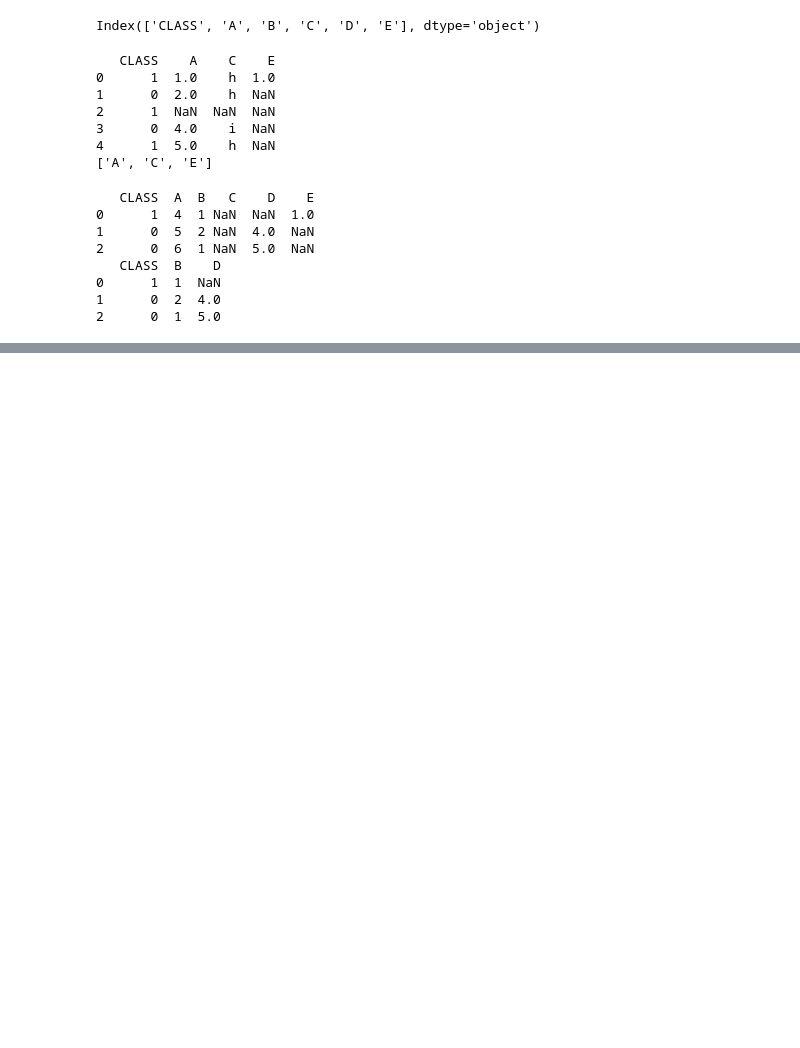
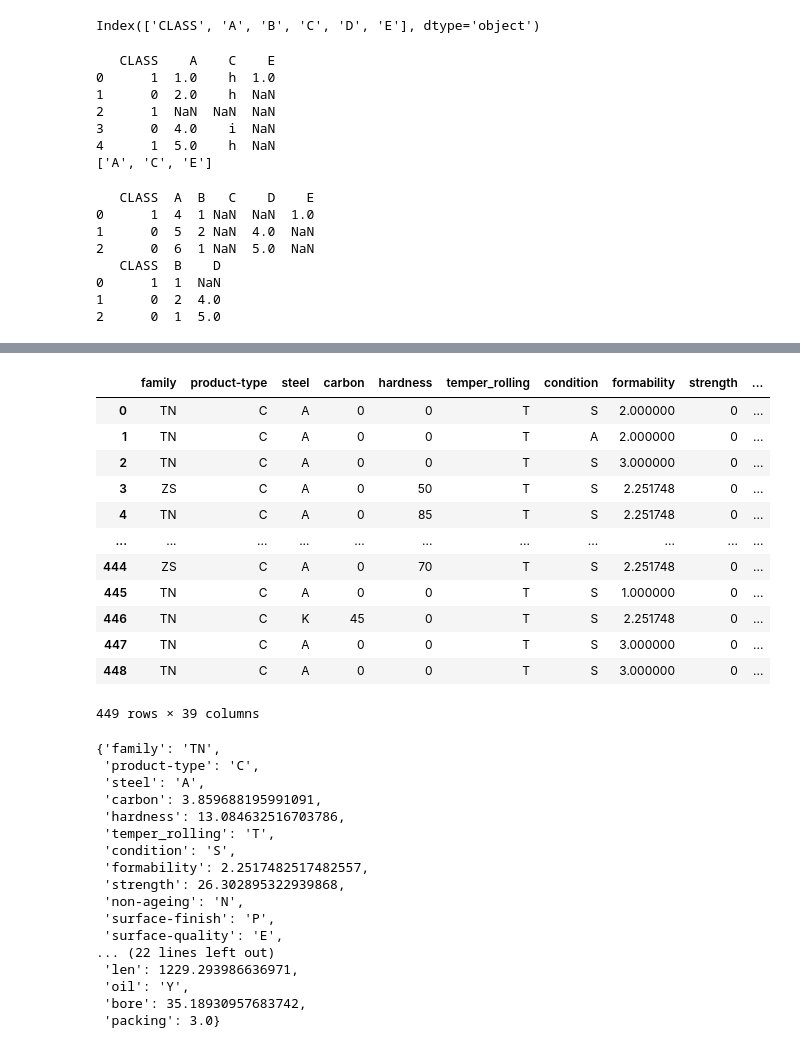
Before and after one commit to zzheng2020/ID2214-HT21-Programming-for-Data-Science, a Jupyter notebook: Assignment1/Assignment1-ZihengZhang.ipynb, the cells around one changed output, grey strips where cells are left out. Cells and saved outputs as stored; diff of their text form; code cells hidden in the pictures; blank space fills up the shorter version.

```diff
--- a/Assignment1/Assignment1-ZihengZhang.ipynb
+++ b/Assignment1/Assignment1-ZihengZhang.ipynb
@@ -247,12 +293,43 @@ def create_imputation(dataframe):
                 imputation[column] = my_df[column].mode()[0]
     return my_df, imputation
 # %%
-anneal_train_df = pd.read_csv("anneal_train.csv")
-anneal_test_df = pd.read_csv("anneal_test.csv")
+anneal_train_df = pd.read_csv("/Users/zhangziheng/OneDrive/KTH/ID2214 HT21 Programming for Data Science/Assignment1/anneal_train.csv")
+anneal_test_df = pd.read_csv("/Users/zhangziheng/OneDrive/KTH/ID2214 HT21 Programming for Data Science/Assignment1/anneal_test.csv")
 
 anneal_train_imp, imputation = create_imputation(anneal_train_df)
 display(anneal_train_imp)
 display(imputation)
+# %% [output]
+|  | family | product-type | steel | carbon | hardness | temper_rolling | condition | formability | strength | ... |
+| 0 | TN | C | A | 0 | 0 | T | S | 2.000000 | 0 | ... |
+| 1 | TN | C | A | 0 | 0 | T | A | 2.000000 | 0 | ... |
+| 2 | TN | C | A | 0 | 0 | T | S | 3.000000 | 0 | ... |
+| 3 | ZS | C | A | 0 | 50 | T | S | 2.251748 | 0 | ... |
+| 4 | TN | C | A | 0 | 85 | T | S | 2.251748 | 0 | ... |
+| ... | ... | ... | ... | ... | ... | ... | ... | ... | ... | ... |
+| 444 | ZS | C | A | 0 | 70 | T | S | 2.251748 | 0 | ... |
+| 445 | TN | C | A | 0 | 0 | T | S | 1.000000 | 0 | ... |
+| 446 | TN | C | K | 45 | 0 | T | S | 2.251748 | 0 | ... |
+| 447 | TN | C | A | 0 | 0 | T | S | 3.000000 | 0 | ... |
+| 448 | TN | C | A | 0 | 0 | T | S | 3.000000 | 0 | ... |
+449 rows × 39 columns
+{'family': 'TN',
+ 'product-type': 'C',
+ 'steel': 'A',
+ 'carbon': 3.859688195991091,
+ 'hardness': 13.084632516703786,
+ 'temper_rolling': 'T',
+ 'condition': 'S',
+ 'formability': 2.2517482517482557,
+ 'strength': 26.302895322939868,
+ 'non-ageing': 'N',
+ 'surface-finish': 'P',
+ 'surface-quality': 'E',
+... (22 lines left out)
+ 'len': 1229.293986636971,
+ 'oil': 'Y',
+ 'bore': 35.18930957683742,
+ 'packing': 3.0}
 # %%
 def apply_imputation(df, imputation):
     my_df = df.copy()
```
Also changed, not shown: parts of 19 cells of this notebook, 10 other files.
